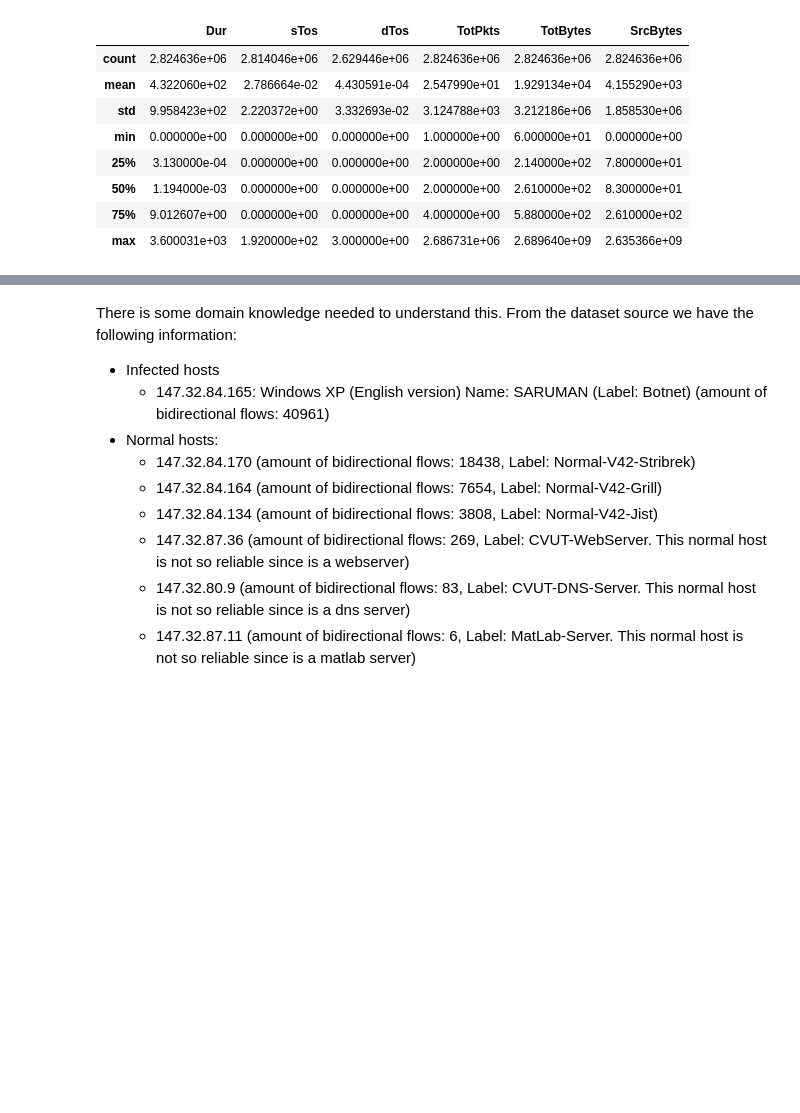
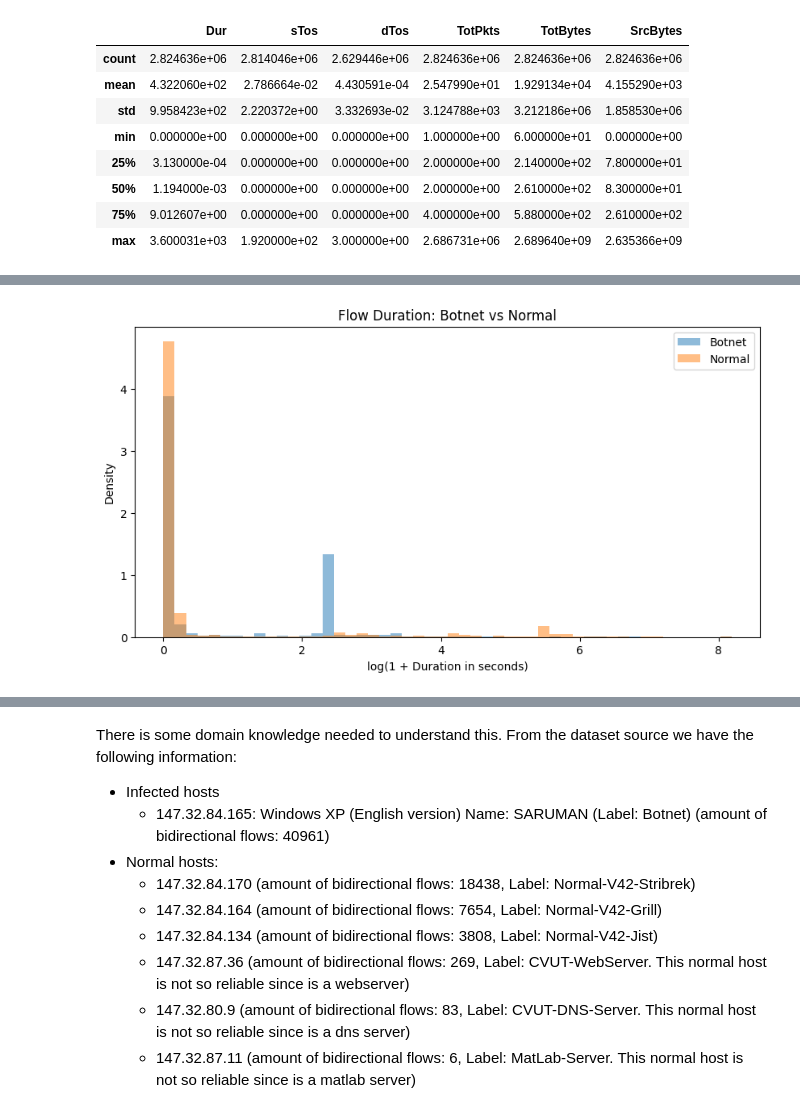
Before and after one commit to Ch3ddarr/dsb_capstone, a Jupyter notebook: capstone2/02_EDA.ipynb, the cells around one changed output, grey strips where cells are left out. Saved outputs shown, nothing was run; the diff lists cells and outputs as text; code cells hidden in the pictures; blank space fills up the shorter version.

```diff
--- a/capstone2/02_EDA.ipynb
+++ b/capstone2/02_EDA.ipynb
@@ -222,0 +340,40 @@ df.describe()
+# %%
+botnet_dur = df.loc[
+    df['traffic_type'] == 'From-Botnet', 'Dur'
+]
+
+normal_dur = df.loc[
+    df['traffic_type'] == 'From-Normal', 'Dur'
+]
+
+plt.figure(figsize=(10, 5))
+
+plt.hist(
+    np.log1p(botnet_dur.sample(
+        n=min(5000, len(botnet_dur)),
+        random_state=42
+    )),
+    bins=50,
+    alpha=0.5,
+    density=True,
+    label='Botnet'
+)
+
+plt.hist(
+    np.log1p(normal_dur.sample(
+        n=min(5000, len(normal_dur)),
+        random_state=42
+    )),
+    bins=50,
+    alpha=0.5,
+    density=True,
+    label='Normal'
+)
+
+plt.xlabel('log(1 + Duration in seconds)')
+plt.ylabel('Density')
+plt.title('Flow Duration: Botnet vs Normal')
+plt.legend()
+plt.show()
+# %% [output]
+[figure, added]
```
Also changed, not shown: parts of 13 cells of this notebook.
